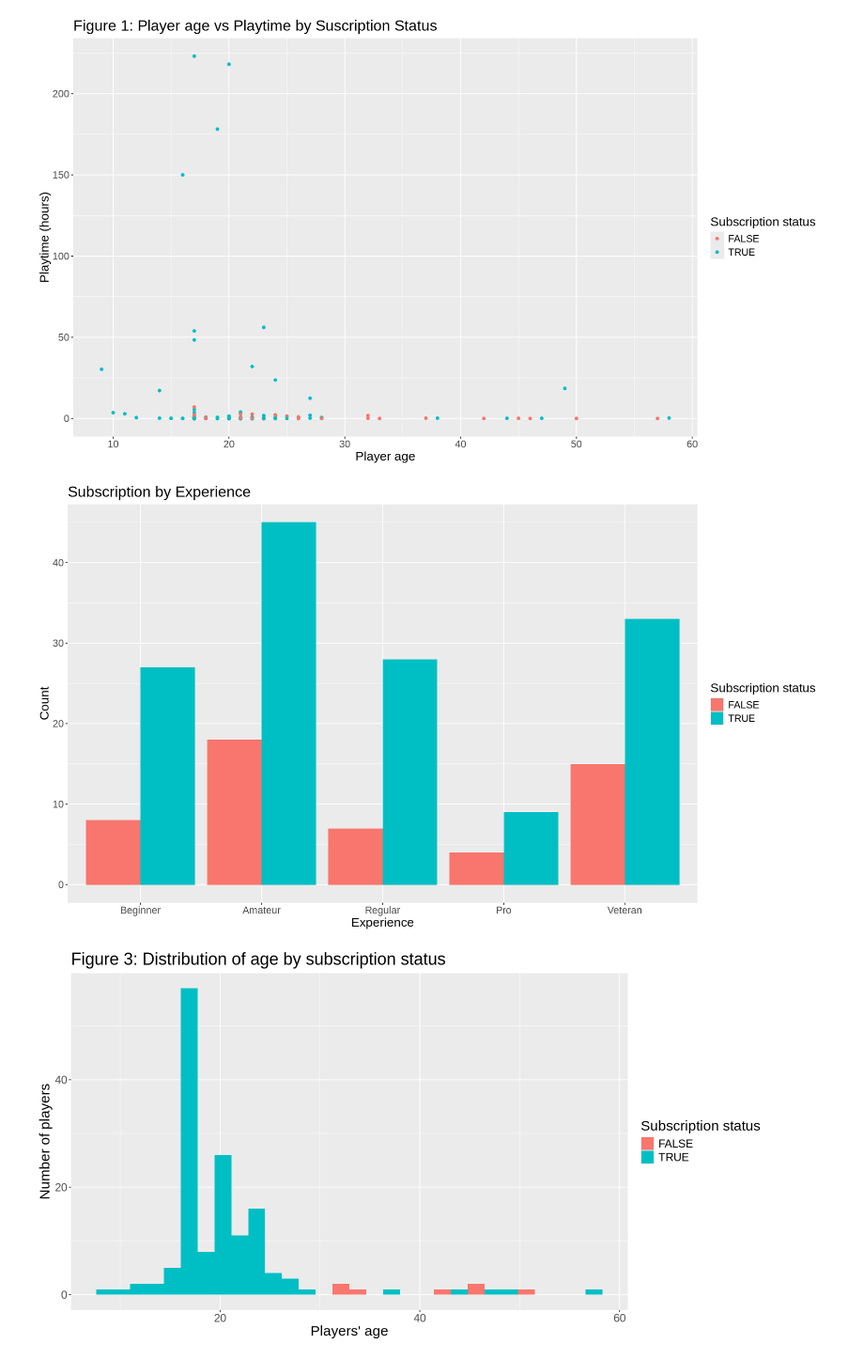
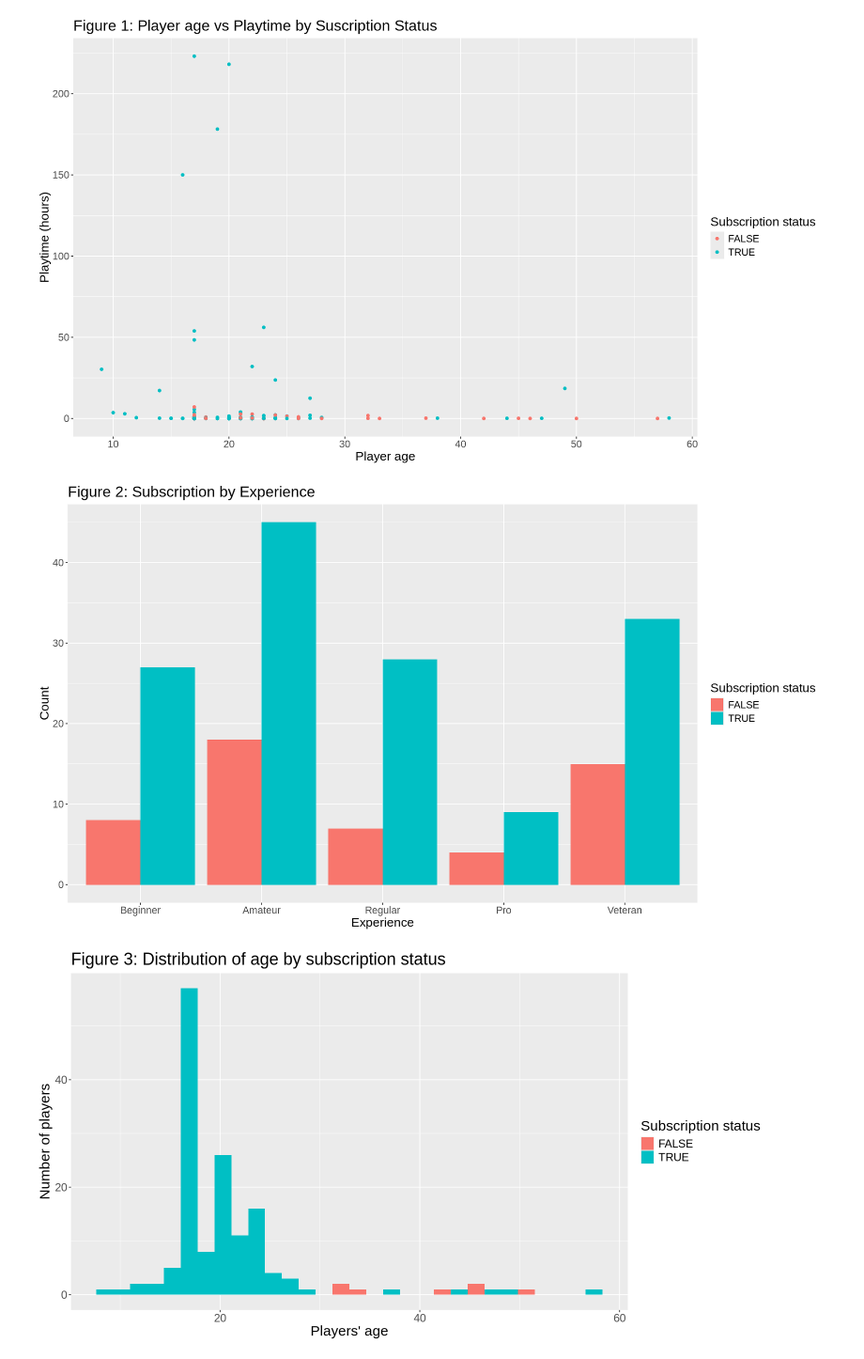
Before and after one commit to nliu0729/dsci-group-project, a Jupyter notebook: final_group_report-2.ipynb, the cells around one changed output. Shown at 94% size. Drawn from its saved outputs; the diff is of its cells as text; code cells hidden in the pictures.

```diff
--- a/final_group_report-2.ipynb
+++ b/final_group_report-2.ipynb
@@ -204,18 +205,18 @@ age_v_playtime
 # %%
 # Barplot of Subscription by Experience
 
 players_temp <- players |>
     mutate(experience = as_factor(experience)) |>
     mutate(experience = fct_recode(experience, Beginner = "1", Amateur = "2", Regular = "3", Pro = "4", Veteran = "5"))
 
 experience_and_sub <- players_temp |>
     ggplot(aes(x = experience, fill = subscribe)) +
         geom_bar(position = "dodge") +
-        labs(x = "Experience", y = "Count", title = "Subscription by Experience", fill = "Subscription status") +
+        labs(x = "Experience", y = "Count", title = "Figure 2: Subscription by Experience", fill = "Subscription status") +
         theme(text = element_text(size = 16))
 experience_and_sub
 # %% [output]
-[figure, old version]
+[figure, new version]
 # %%
 # Histogram of age and subscription status
 options(repr.plot.width = 13, repr.plot.height = 7)
```
Also changed, not shown: parts of 6 cells of this notebook.
